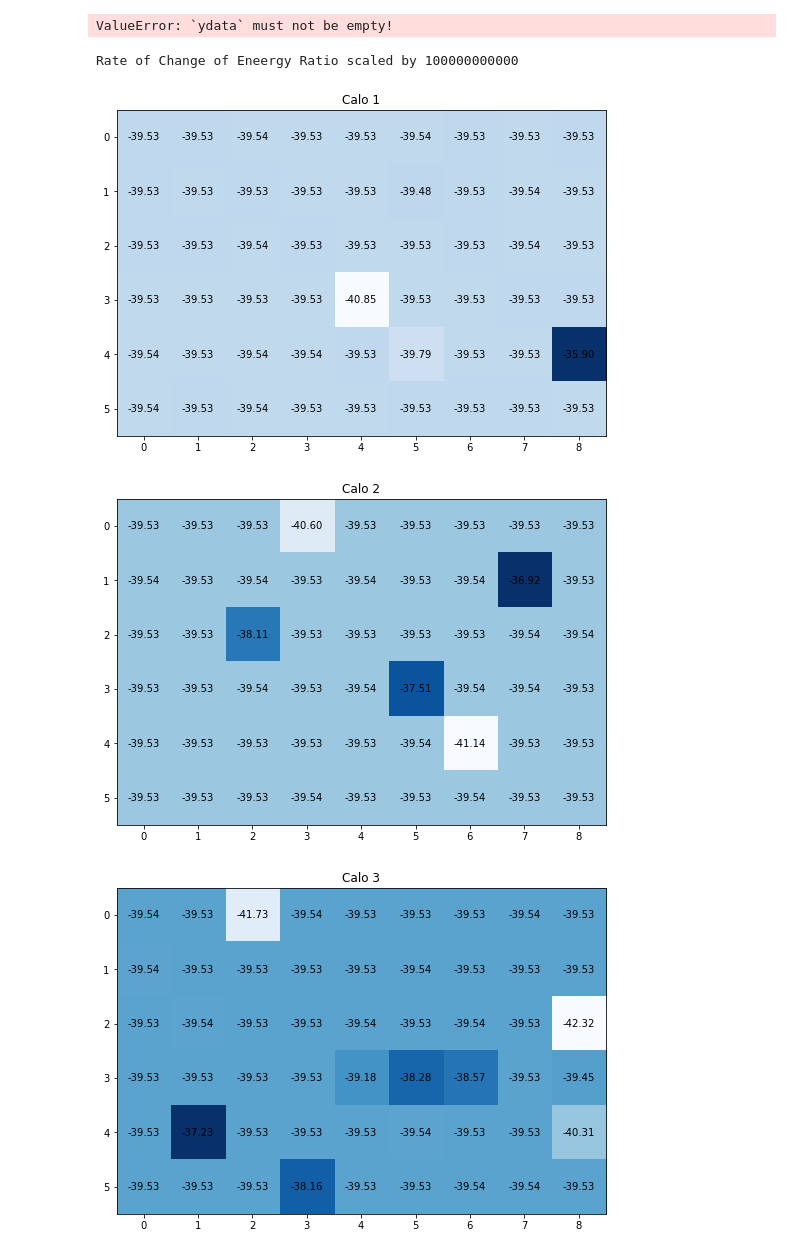
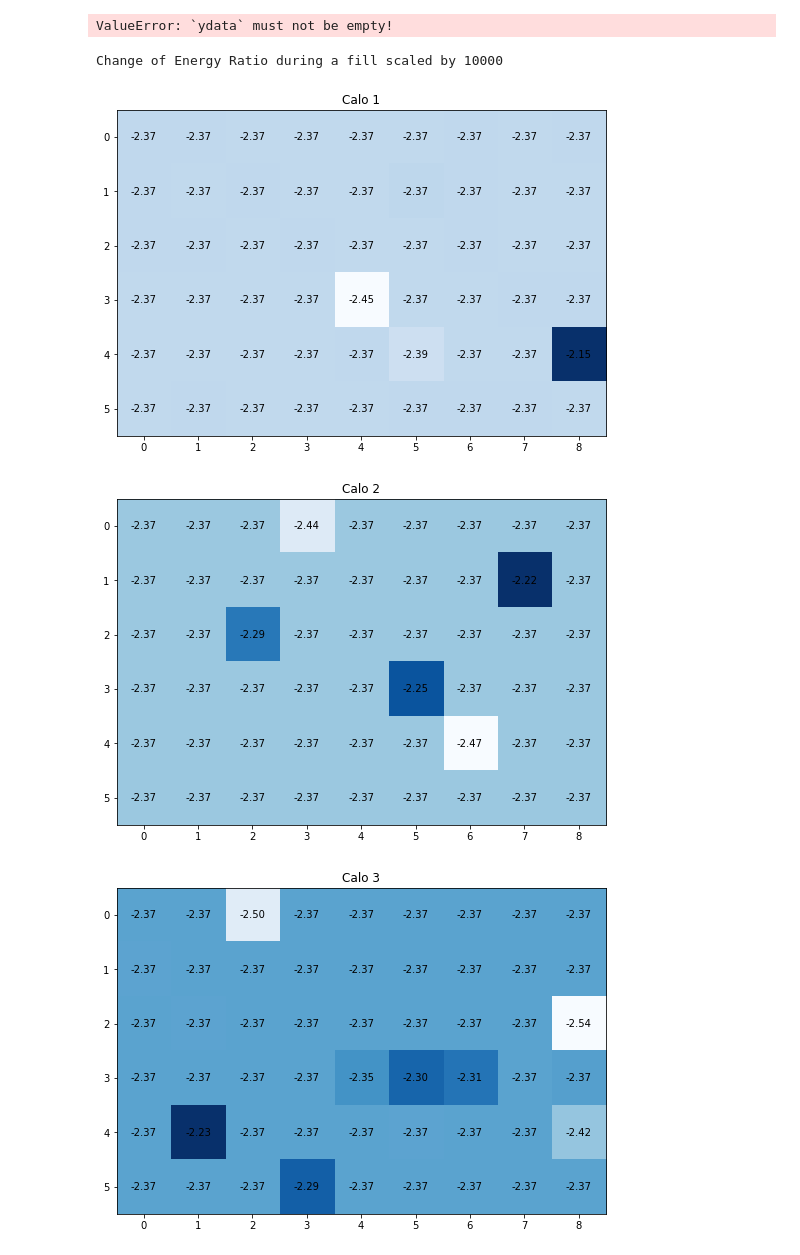
Before and after one commit to AditJain13/Run2C_Analysis, a Jupyter notebook: Normalization_byFill.ipynb, the cells around one changed output. Drawn from its saved outputs; the diff is of its cells as text; code cells hidden in the pictures.

```diff
--- a/Normalization_byFill.ipynb
+++ b/Normalization_byFill.ipynb
@@ -125,15 +115,3 @@ c.Draw()
 # %% [output]
 Warning in <TDirectoryFile::Append>: Replacing existing TH1: h_1 (Potential memory leak).
 [figure]
-# %%
-#looking at non sync pulses to see if they are major contributor
-
-h1 = r.TH1D(f"h_{1}", "Normal SLM Energy of Calo {} xtal {}; Normalized SLM Energy; Frequency".format(calo,xtal), 200, 0.6, 1.4)
-
-for x in laserPulse[laserPulse['normalSlmEnergy']!=1]['normalSlmEnergy']:
-    h1.Fill(x)
-
-h1.Draw()
-c.Draw()
-
-#corrected, fairly Gaussian distribution of laser pulses
@@ -254,20 +231,24 @@ for calo in pd.unique(df['caloNum'])[14:]:
+# %%
+#timeGrowth is change of Energy Ratio per ns (or clock tick, ambiguous) --> maybe ct only cause sipmTime doesn't go all the way to 600k
+fillTime = 600000 # in ns (may change to ct )
+infill_RatioChange = timeGrowth*fillTime
 # %%
 plt.rcParams["figure.figsize"] = (12,6)
-scale1 = (10**11)
+scale1 = (10**4)
 
-print("Rate of Change of Eneergy Ratio scaled by {}".format(scale1))
+print("Change of Energy Ratio during a fill scaled by {}".format(scale1))
 
 for calo in pd.unique(df['caloNum']):
     fig,ax = plt.subplots()
-    im = ax.imshow(timeGrowth[calo-1].reshape(6,9)*scale1,cmap=plt.cm.Blues)
+    im = ax.imshow(infill_RatioChange[calo-1].reshape(6,9)*scale1,cmap=plt.cm.Blues)
     for i in range(6):
         for j in range(9):
-            text = ax.text(j, i,"{0:.2f}".format(timeGrowth[calo-1].reshape(6,9)[i, j]*scale1),
+            text = ax.text(j, i,"{0:.2f}".format(infill_RatioChange[calo-1].reshape(6,9)[i, j]*scale1),
                            ha="center", va="center", color="black")
     plt.title('Calo {}'.format(calo))
     plt.show()
 # %% [output]
-Rate of Change of Eneergy Ratio scaled by 100000000000
+Change of Energy Ratio during a fill scaled by 10000
-[figure, old version]
+[figure, new version]
-[figure, old version]
+[figure, new version]
-[figure, old version]
+[figure, new version]
```
Also changed, not shown: parts of 14 cells of this notebook.
